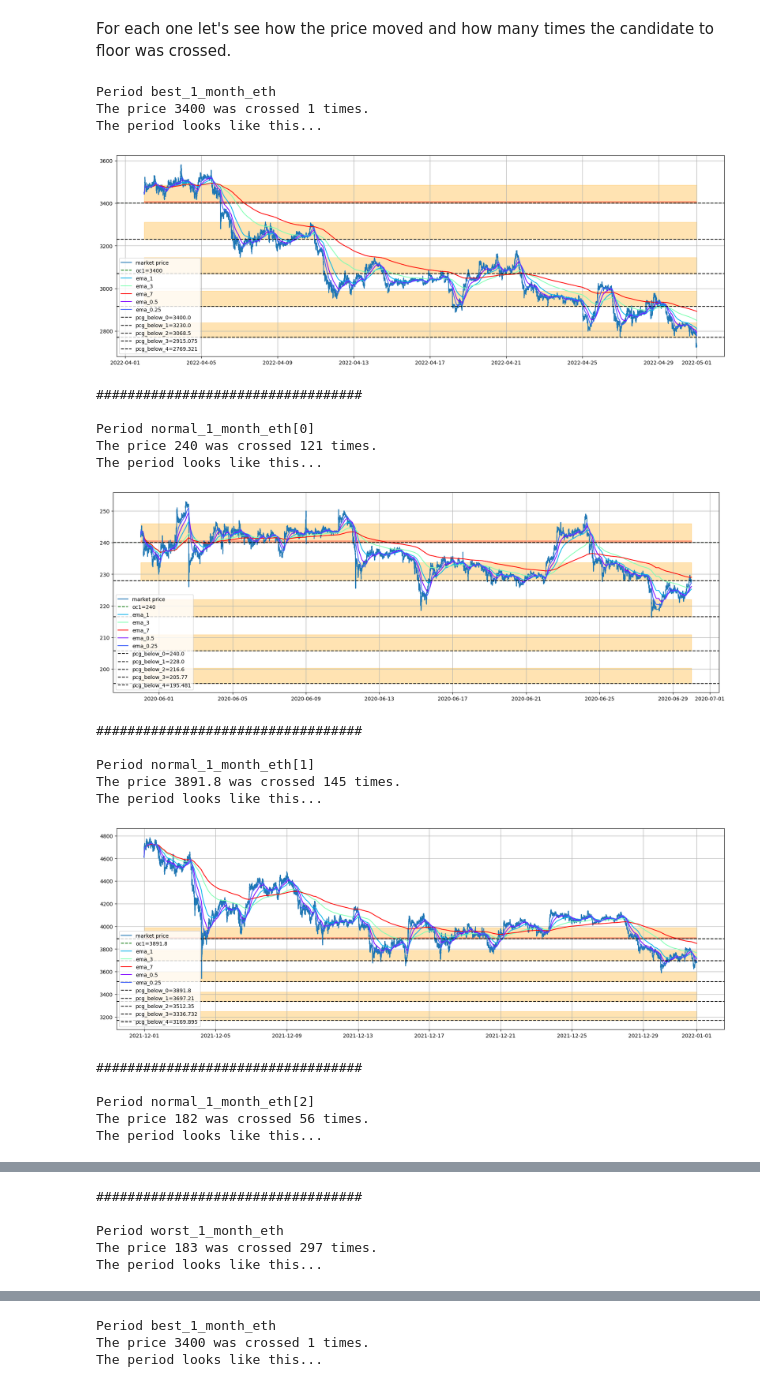
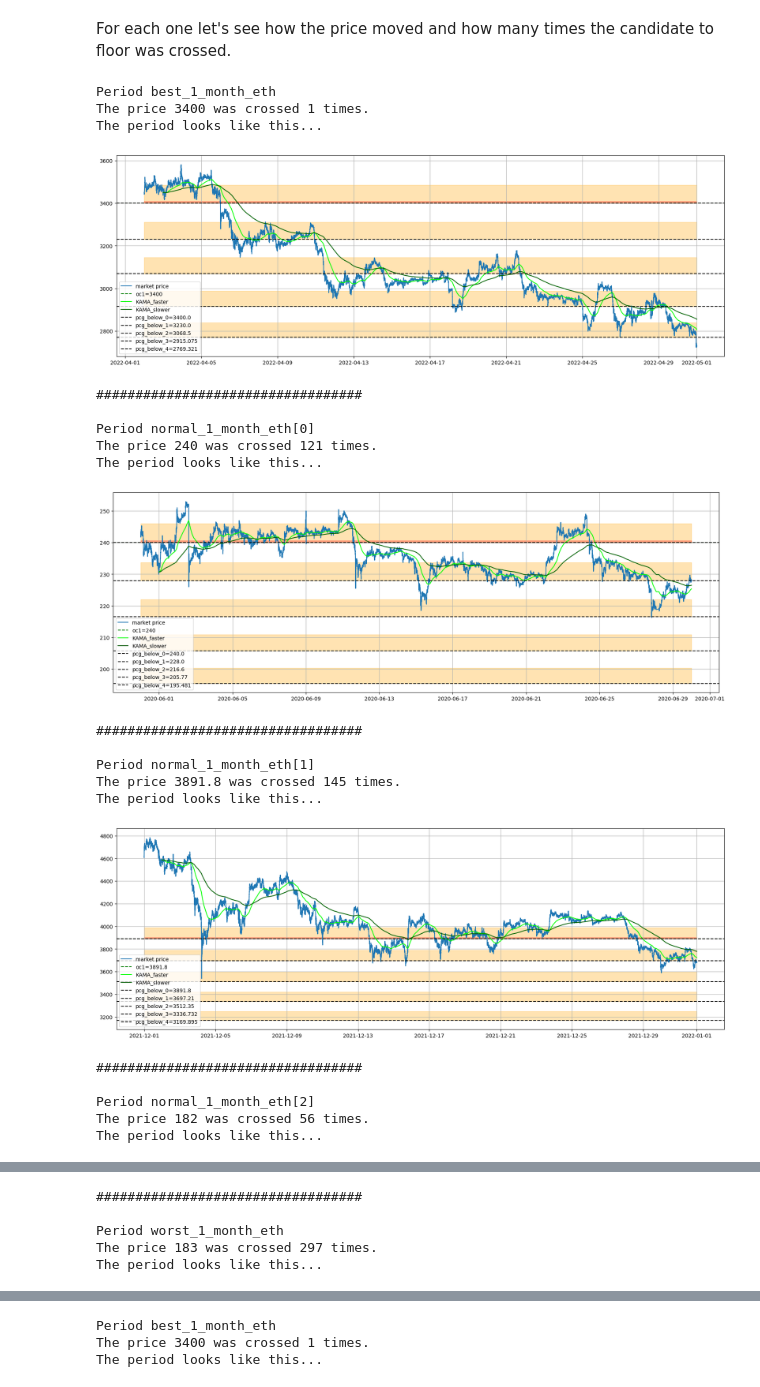
Before and after one commit to CruizeFinance/HedgingScripts, a Jupyter notebook: jupyter-lab/Cruize Simulations Report FINAL.ipynb, the cells around one changed output, grey strips where cells are left out. Drawn from its saved outputs; the diff is of its cells as text; code cells hidden in the pictures.

```diff
--- a/jupyter-lab/Cruize Simulations Report FINAL.ipynb
+++ b/jupyter-lab/Cruize Simulations Report FINAL.ipynb
@@ -3673,7 +4980,7 @@ slippage = 0.0005
 # worst_6_month = [[["2020-02-20 00:00:00","2020-09-01 00:00:00"],240]]
 # worst_1_year = [[["2019-09-01 00:00:00","2020-03-01 00:00:00"],170]]
 # periods_n_open_close = [["2019-11-10 00:00:00","2019-12-15 00:00:00"],182]
-periods_n_open_close=worst_1_month_eth
+periods_n_open_close=[["2020-05-31 00:00:00","2020-06-30 00:00:00"], 240]#months_eth[1]
 period = periods_n_open_close[0]
 data = eth_historical.loc[period[0]:period[1]]
 ema_span = data['close'].ewm(span=1*7*24*60).mean()
@@ -3727,5 +5036,5 @@ for i in [0.25,0.5,1,3,7]: #
 # %%
-for i in range(len(months_eth)):
+for i in range(len(names_eth)):
     periods_n_open_close = months_eth[i]
     name = names_eth[i]
     period = periods_n_open_close[0]
@@ -3734,6 +5043,7 @@ for i in range(len(months_eth)):
     crosses = cross_counter(data_set, p)
     oc_width = 0.00001
     pcg_below = 0.05
+    fraction = 1/2
     print("Period", name)
     print("The price "+str(p)+" was crossed "+str(crosses['down']['crossed_down'] + crosses['up']['crossed_up'])+" times.")
     print("The period looks like this...")
@@ -3743,59 +5053,75 @@ for i in range(len(months_eth)):
     vol = parameter_manager.calc_vol(last_date, data_set)
     mu, sigma = vol
     open_close = periods_n_open_close[1]
-    floor = open_close / ((1+slippage)*(1+mu+2*sigma))
+    floor = open_close #/ ((1+slippage)*(1+mu+2*sigma))
     fig, axs = plt.subplots(1, 1, figsize=(21, 7))
     axs.plot(data_set['close'], color='tab:blue', label='market price')
     axs.axhline(y=open_close,
                 color='green',
                 linestyle='--',
                 label='oc1='+str(round(open_close,3)))
-    color=cm.rainbow(np.linspace(0,1,int(ema_days_test[-1]/(24*60))+2))
-    for ema_day in ema_days_test[2:]:
-        axs.plot(data_set['close'].ewm(span=ema_day).mean(),
-                 label='ema_'+str(int(ema_day/(24*60))),
-                 color=color[int(ema_day/(24*60))+1])
-    axs.plot(data_set['close'].ewm(span=12*60).mean(),
-                 label='ema_'+str(0.5),
-                 color=color[int(0.5)])
-    axs.plot(data_set['close'].ewm(span=6*60).mean(),
-                 label='ema_'+str(0.25),
-                 color=color[int(0.25)+1])
+    # color=cm.rainbow(np.linspace(0,1,int(ema_days_test[-1]/(24*60))+2))
+    # for ema_day in ema_days_test[2:]:
+    #     axs.plot(data_set['close'].ewm(span=ema_day).mean(),
+    #              label='ema_'+str(int(ema_day/(24*60))),
+    #              color=color[int(ema_day/(24*60))+1])
+
+    # DEMA Double EMA
+    # axs.plot(2*data_set['close'].ewm(span=12*60).mean()-data_set['close'].ewm(span=12*60).mean().ewm(span=6*60).mean(),
+    #              label='ema_'+str(0.5), color='orange')
+    #              # color=color[int(0.5)])
+
+    # MA for different spans
+    # axs.plot(data_set['close'].ewm(span=7*24*60).mean(),
+    #              label='ema_'+str(7), color = 'black')
+    # axs.plot(data_set['close'].ewm(span=5*24*60).mean(),
+    #              label='ema_'+str(5), color = 'magenta')
+    # axs.plot(data_set['close'].ewm(span=3*24*60).mean(),
+    #              label='ema_'+str(3), color = 'orange')
+
+    # KAMA Adaptive MA
+    axs.plot(kama(data_set['close'], 24*60, 30, 50),
+         color='lime', label='KAMA_faster')
+    axs.plot(kama(data_set['close'], 24*60, 10, 100),
+         color='darkgreen', label='KAMA_slower')
+                 # color=color[int(0.25)+1])
+
+    # Ranges as they change
     for i in range(5):
         axs.axhline(y=open_close*(1-pcg_below)**i,
                 color='black',
                 linestyle='--',
                 label='pcg_below_'+str(i)+"="+str(round(open_close*(1-pcg_below)**i,3)))
         plt.fill_between(data_set['close'].index,
                          open_close*(1-pcg_below)**i,
-                         open_close*(1-pcg_below)**i*(1+0.025),
+                         open_close*(1-pcg_below)**i*(1+pcg_below*fraction),
                          color='orange', alpha=0.3)#,hatch="X",edgecolor="b")
     plt.fill_between(data_set['close'].index,
                      open_close,open_close*(1+0.0025),
                      color='red', alpha=0.3)#,hatch="X",edgecolor="b")
     plt.fill_between(data_set['close'].index, open_close,open_close*(1+oc_width),color='black', alpha=0.3)#,hatch="X",edgecolor="b")
     axs.grid()
     axs.legend(loc='lower left')
     plt.show()
     print("################################## \n")
     # plt.savefig(name+'_test.png')
 # %% [output]
 Period best_1_month_eth
 The price 3400 was crossed 1 times.
 The period looks like this...
-[figure, old version]
+[figure, new version]
 ##################################
 
 Period normal_1_month_eth[0]
 The price 240 was crossed 121 times.
 The period looks like this...
-[figure, old version]
+[figure, new version]
 ##################################
 
 Period normal_1_month_eth[1]
 The price 3891.8 was crossed 145 times.
 The period looks like this...
-[figure, old version]
+[figure, new version]
 ##################################
 
 Period normal_1_month_eth[2]
```
Also changed, not shown: parts of 67 cells of this notebook.
